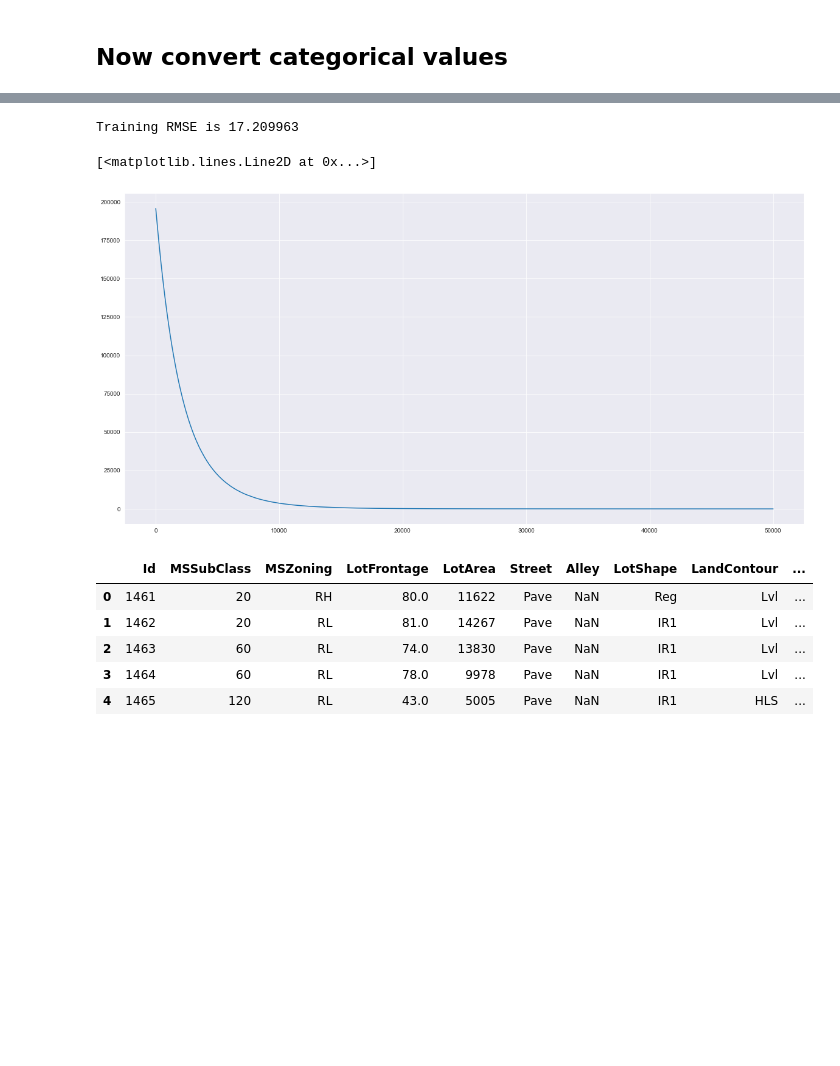
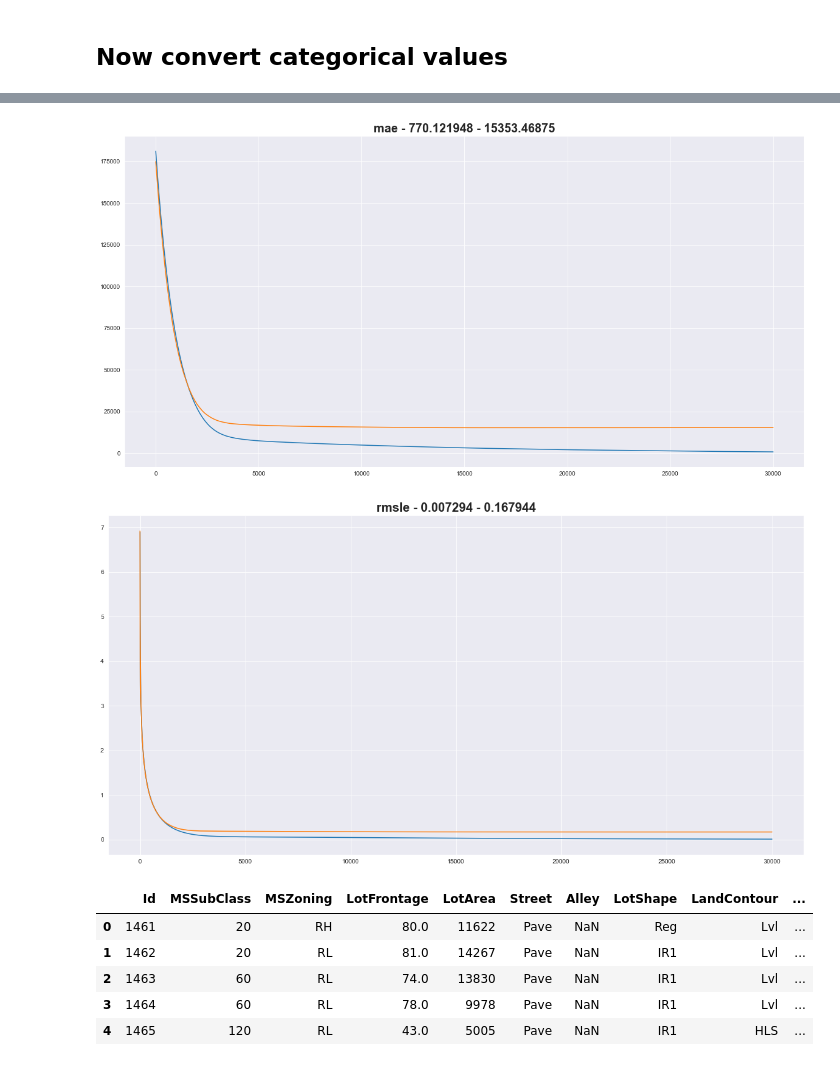
Before and after one commit to VasilisMpletsos/House-Prices-Kaggle-Competition, a Jupyter notebook: HousePrices.ipynb, the cells around one changed output, grey strips where cells are left out. Saved outputs shown, nothing was run; the diff lists cells and outputs as text; code cells hidden in the pictures; blank space fills up the shorter version.

```diff
--- a/HousePrices.ipynb
+++ b/HousePrices.ipynb
@@ -119,8 +119,10 @@ sns.scatterplot(x="OverallQual", y="SalePrice",data=df)
 # %% [markdown]
 ## We see he have 2 outliers in price and 1 in TotalBsmntSF, 1stFlrSF, GrLivArea
 # %%
-df = df[df['SalePrice']<=700000]
-df = df[df['TotalBsmtSF']<=8000]
-df = df[df['1stFlrSF']<=4000]
-df = df[df['GrLivArea']<=4000]
+### This is if you want to remove outliers but we use rmsle that helps in that!
+
+# df = df[df['SalePrice']<=700000]
+# df = df[df['TotalBsmtSF']<=8000]
+# df = df[df['1stFlrSF']<=4000]
+# df = df[df['GrLivArea']<=4000]
 # %%
@@ -209,23 +203,25 @@ data_dmatrix = xgb.DMatrix(data=X,label=y)
 from sklearn.model_selection import train_test_split
 X_train, X_test, y_train, y_test = train_test_split(X, y, test_size=0.05)
 # %%
-xg_reg = xgb.XGBRegressor(objective ='reg:squarederror', colsample_bytree = 0.3, learning_rate = 0.0005,
-                max_depth = 40,n_jobs=4, n_estimators = 50000 )
+xg_reg = xgb.XGBRegressor(objective ='reg:squarederror', eta = 0.001,
+                max_depth = 7, subsample=0.5, n_jobs=4, n_estimators = 30000,
+                grow_policy='lossguide')
 # %%
-# xg_reg.fit(X_train,y_train,eval_metric=['rmse'],eval_set=[(X_train, y_train), (X_test, y_test)],verbose=False)
-xg_reg.fit(X,y,eval_metric=['rmse'],eval_set=[(X, y)],verbose=False)
+metrics = ['mae','rmsle']
+# xg_reg.fit(X_train,y_train,eval_metric=metrics,eval_set=[(X_train, y_train), (X_test, y_test)],verbose=False)
+xg_reg.fit(X,y,eval_metric=metrics,eval_set=[(X, y)],verbose=False)
 preds = xg_reg.predict(X_test)
 # %%
 evals_result = xg_reg.evals_result()
-print('Training RMSE is',evals_result['validation_0']['rmse'].pop())
-plt.figure(figsize=(20,10))
-# print('Validation RMSE is',evals_result['validation_1']['rmse'].pop())
-plt.plot(evals_result['validation_0']['rmse'])
-# plt.plot(evals_result['validation_1']['rmse'])
+for metric in metrics:
+    plt.figure(figsize=(20,10))
+    title = metric + ' - ' + str(evals_result['validation_0'][metric].pop()) + ' - ' + str(evals_result['validation_1'][metric].pop())
+    plt.title(title,fontsize=20,fontweight='bold')
+    plt.plot(evals_result['validation_0'][metric])
+    plt.plot(evals_result['validation_1'][metric])
 # %% [output]
-Training RMSE is 17.209963
-[<matplotlib.lines.Line2D at 0x...>]
-[figure, old version]
+[figure, new version]
+[figure, added]
 # %%
 test = pd.read_csv('./house_prices/test.csv')
 # %%
```
Also changed, not shown: parts of 8 cells of this notebook, 3 other files.
